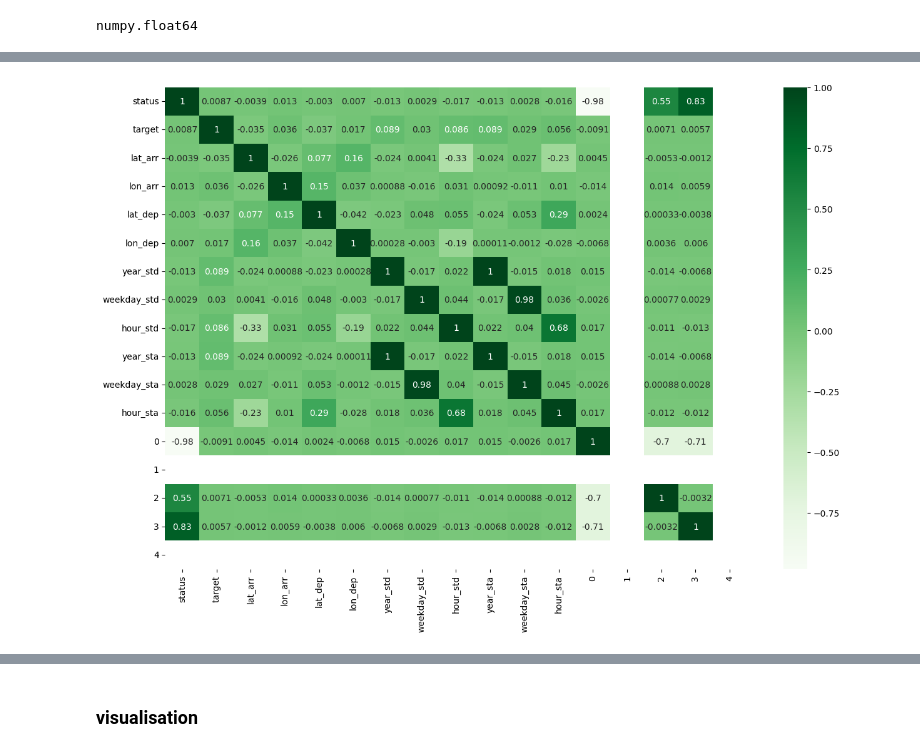
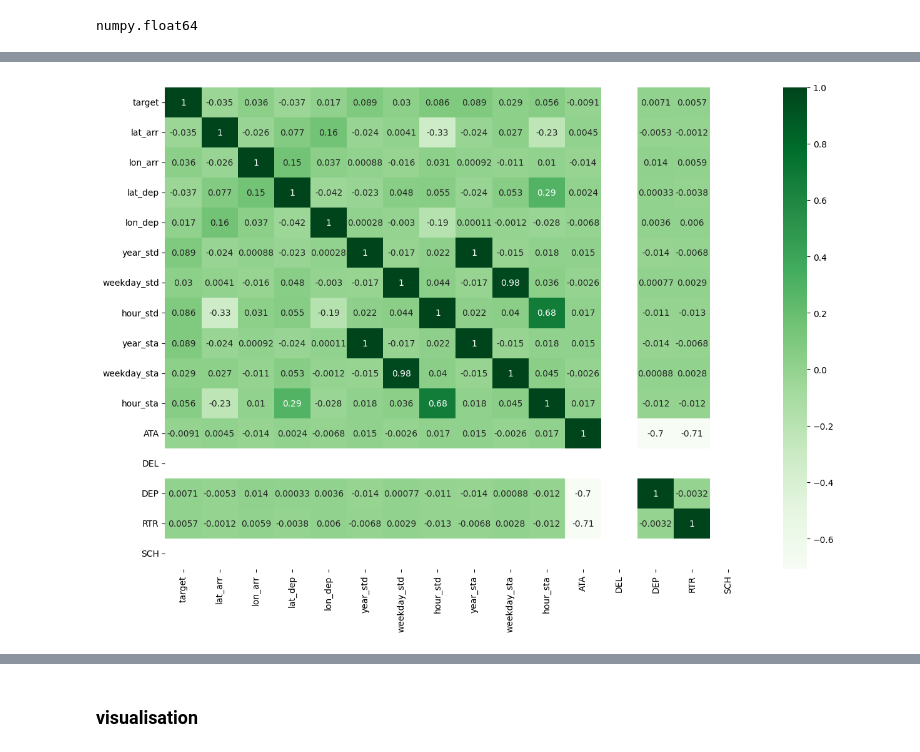
Before and after one commit to edierik/ml_project_flight_delay, a Jupyter notebook: EDA_Modeling_Flight_Delay.ipynb, the cells around one changed output, grey strips where cells are left out. Saved outputs shown, nothing was run; the diff lists cells and outputs as text; code cells hidden in the pictures.

```diff
--- a/EDA_Modeling_Flight_Delay.ipynb
+++ b/EDA_Modeling_Flight_Delay.ipynb
@@ -224,6 +239,6 @@ df=df.astype({'fltid' :'string'} )
 # %%
-df=df.astype({'depstn' :'string'})
+#df=df.astype({'depstn' :'string'})
 # %%
-df=df.astype({'arrstn' : 'string'})
+#df=df.astype({'arrstn' : 'string'})
 # %%
-df=df.astype({'ac' :'string'})
+#df=df.astype({'ac' :'string'})
@@ -231,8 +260,8 @@ df=df.astype({'ac' :'string'})
 # Replacing Categorical to Numerical
 # Label encoder function On Embarked
 
-encoder = LabelEncoder()
-df.status =encoder.fit_transform(df.status)
+#encoder = LabelEncoder()
+#df.status =encoder.fit_transform(df.status)
 df.head(5)
 # %% [output]
 |  | id | datop | fltid | depstn | arrstn | std | sta | status | ac | target |
@@ -537,11 +595,11 @@ df.head()
 5 rows × 29 columns
 # %%
-cor = df[(df.target !=0) &  (df[1])].corr()
+cor = df[(df.target !=0)].corr()
 plt.figure(figsize=(15,10))
 sns.heatmap(cor, annot=True, cmap=plt.cm.Greens)
 plt.show()
 # %% [output]
-[figure, old version]
+[figure, new version]
 # %%
 cor = df.corr()
 plt.figure(figsize=(15,10))
```
Also changed, not shown: parts of 33 cells of this notebook, 1 other file.
